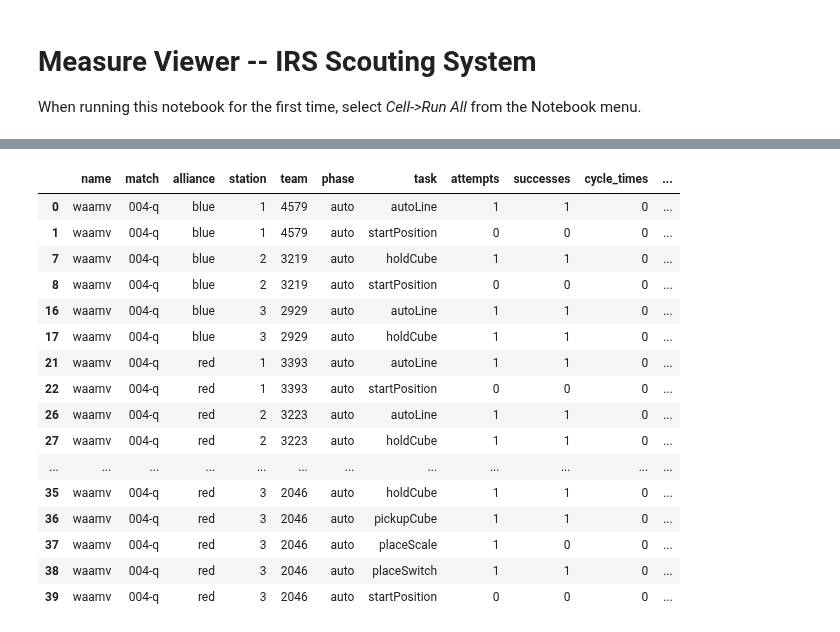
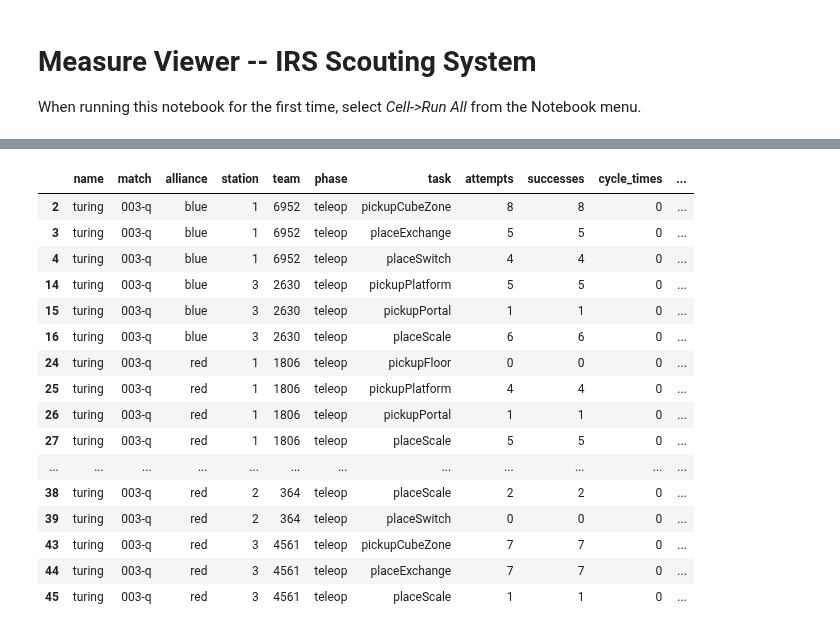
Before and after one commit to irs1318dev/irsScouting2017, a Jupyter notebook: jupyter/Measure_Viewer.ipynb, the cells around one changed output, grey strips where cells are left out. Drawn from its saved outputs; the diff is of its cells as text; code cells hidden in the pictures.

```diff
--- a/jupyter/Measure_Viewer.ipynb
+++ b/jupyter/Measure_Viewer.ipynb
@@ -94,20 +92,20 @@ df
 # %%
-df.query("phase=='auto'")
+df.query("phase=='teleop'")
 # %% [output]
 |  | name | match | alliance | station | team | phase | task | attempts | successes | cycle_times | ... |
-| 0 | waamv | 004-q | blue | 1 | 4579 | auto | autoLine | 1 | 1 | 0 | ... |
-| 1 | waamv | 004-q | blue | 1 | 4579 | auto | startPosition | 0 | 0 | 0 | ... |
-| 7 | waamv | 004-q | blue | 2 | 3219 | auto | holdCube | 1 | 1 | 0 | ... |
-| 8 | waamv | 004-q | blue | 2 | 3219 | auto | startPosition | 0 | 0 | 0 | ... |
-| 16 | waamv | 004-q | blue | 3 | 2929 | auto | autoLine | 1 | 1 | 0 | ... |
-| 17 | waamv | 004-q | blue | 3 | 2929 | auto | holdCube | 1 | 1 | 0 | ... |
-| 21 | waamv | 004-q | red | 1 | 3393 | auto | autoLine | 1 | 1 | 0 | ... |
-| 22 | waamv | 004-q | red | 1 | 3393 | auto | startPosition | 0 | 0 | 0 | ... |
-| 26 | waamv | 004-q | red | 2 | 3223 | auto | autoLine | 1 | 1 | 0 | ... |
-| 27 | waamv | 004-q | red | 2 | 3223 | auto | holdCube | 1 | 1 | 0 | ... |
+| 2 | turing | 003-q | blue | 1 | 6952 | teleop | pickupCubeZone | 8 | 8 | 0 | ... |
+| 3 | turing | 003-q | blue | 1 | 6952 | teleop | placeExchange | 5 | 5 | 0 | ... |
+| 4 | turing | 003-q | blue | 1 | 6952 | teleop | placeSwitch | 4 | 4 | 0 | ... |
+| 14 | turing | 003-q | blue | 3 | 2630 | teleop | pickupPlatform | 5 | 5 | 0 | ... |
+| 15 | turing | 003-q | blue | 3 | 2630 | teleop | pickupPortal | 1 | 1 | 0 | ... |
+| 16 | turing | 003-q | blue | 3 | 2630 | teleop | placeScale | 6 | 6 | 0 | ... |
+| 24 | turing | 003-q | red | 1 | 1806 | teleop | pickupFloor | 0 | 0 | 0 | ... |
+| 25 | turing | 003-q | red | 1 | 1806 | teleop | pickupPlatform | 4 | 4 | 0 | ... |
+| 26 | turing | 003-q | red | 1 | 1806 | teleop | pickupPortal | 1 | 1 | 0 | ... |
+| 27 | turing | 003-q | red | 1 | 1806 | teleop | placeScale | 5 | 5 | 0 | ... |
 | ... | ... | ... | ... | ... | ... | ... | ... | ... | ... | ... | ... |
-| 35 | waamv | 004-q | red | 3 | 2046 | auto | holdCube | 1 | 1 | 0 | ... |
-| 36 | waamv | 004-q | red | 3 | 2046 | auto | pickupCube | 1 | 1 | 0 | ... |
-| 37 | waamv | 004-q | red | 3 | 2046 | auto | placeScale | 1 | 0 | 0 | ... |
-| 38 | waamv | 004-q | red | 3 | 2046 | auto | placeSwitch | 1 | 1 | 0 | ... |
-| 39 | waamv | 004-q | red | 3 | 2046 | auto | startPosition | 0 | 0 | 0 | ... |
+| 38 | turing | 003-q | red | 2 | 364 | teleop | placeScale | 2 | 2 | 0 | ... |
+| 39 | turing | 003-q | red | 2 | 364 | teleop | placeSwitch | 0 | 0 | 0 | ... |
+| 43 | turing | 003-q | red | 3 | 4561 | teleop | pickupCubeZone | 7 | 7 | 0 | ... |
+| 44 | turing | 003-q | red | 3 | 4561 | teleop | placeExchange | 7 | 7 | 0 | ... |
+| 45 | turing | 003-q | red | 3 | 4561 | teleop | placeScale | 1 | 1 | 0 | ... |
```
Also changed, not shown: parts of 2 cells of this notebook, 20 other files.
